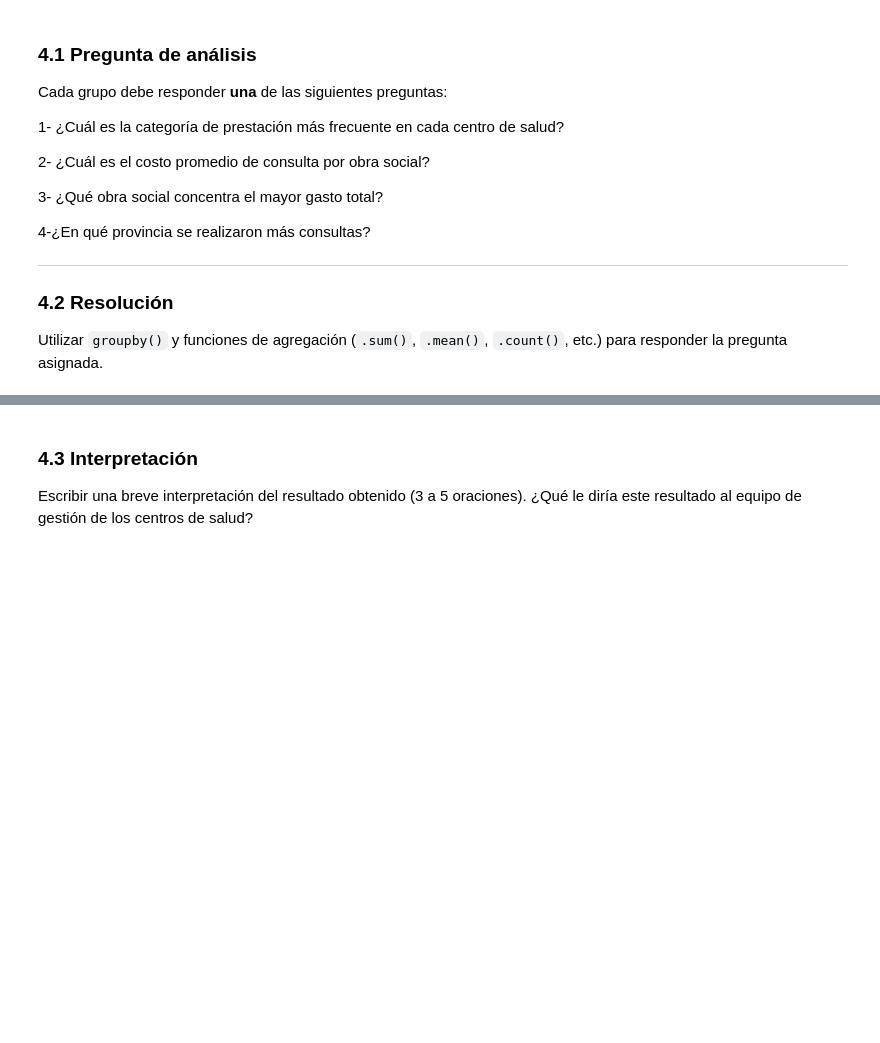
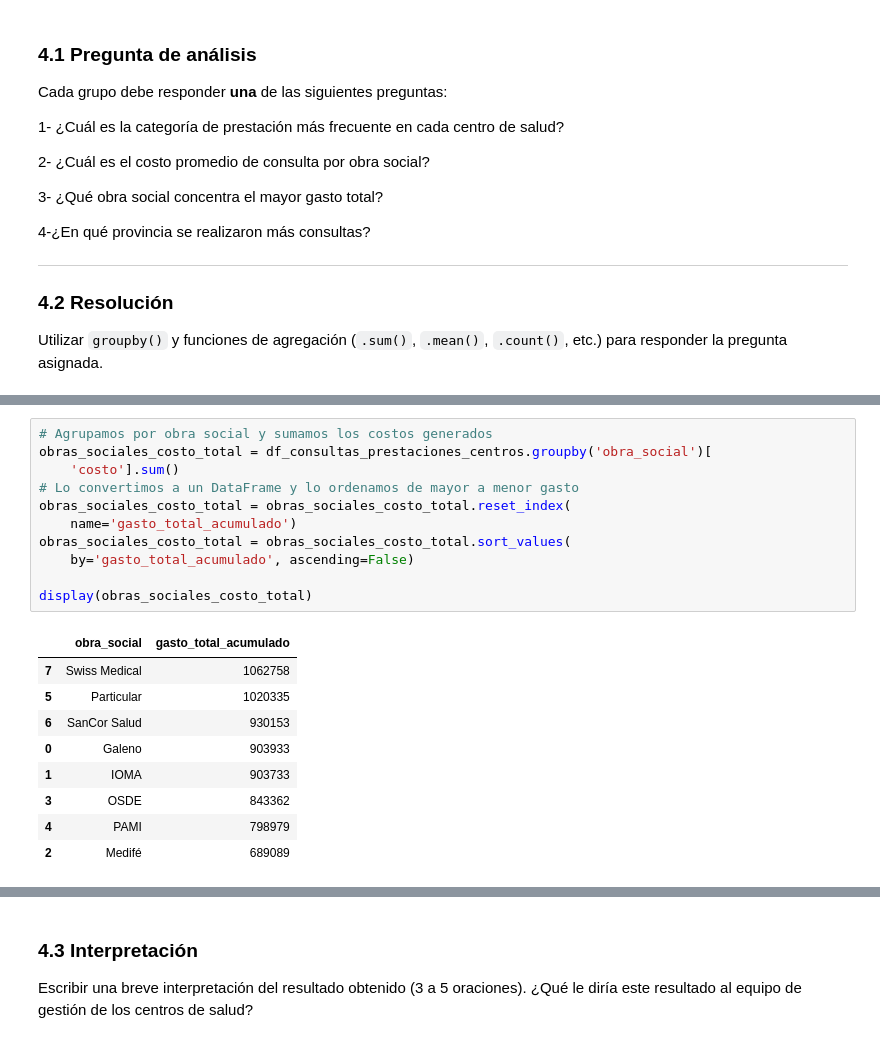
Before and after one commit to baubyte/CienciaDeDatos, a Jupyter notebook: Semana_4/Ejercicios/Taller_centros_de_salud_v3.ipynb, the cells around one changed output, grey strips where cells are left out. Cells and saved outputs as stored; diff of their text form; blank space fills up the shorter version.

```diff
--- a/Semana_4/Ejercicios/Taller_centros_de_salud_v3.ipynb
+++ b/Semana_4/Ejercicios/Taller_centros_de_salud_v3.ipynb
@@ -307,0 +461,21 @@ Utilizar `groupby()` y funciones de agregación (`.sum()`, `.mean()`, `.count()`
+# %%
+# Agrupamos por obra social y sumamos los costos generados
+obras_sociales_costo_total = df_consultas_prestaciones_centros.groupby('obra_social')[
+    'costo'].sum()
+# Lo convertimos a un DataFrame y lo ordenamos de mayor a menor gasto
+obras_sociales_costo_total = obras_sociales_costo_total.reset_index(
+    name='gasto_total_acumulado')
+obras_sociales_costo_total = obras_sociales_costo_total.sort_values(
+    by='gasto_total_acumulado', ascending=False)
+
+display(obras_sociales_costo_total)
+# %% [output]
+|  | obra_social | gasto_total_acumulado |
+| 7 | Swiss Medical | 1062758 |
+| 5 | Particular | 1020335 |
+| 6 | SanCor Salud | 930153 |
+| 0 | Galeno | 903933 |
+| 1 | IOMA | 903733 |
+| 3 | OSDE | 843362 |
+| 4 | PAMI | 798979 |
+| 2 | Medifé | 689089 |
```
Also changed, not shown: parts of 29 cells of this notebook.
